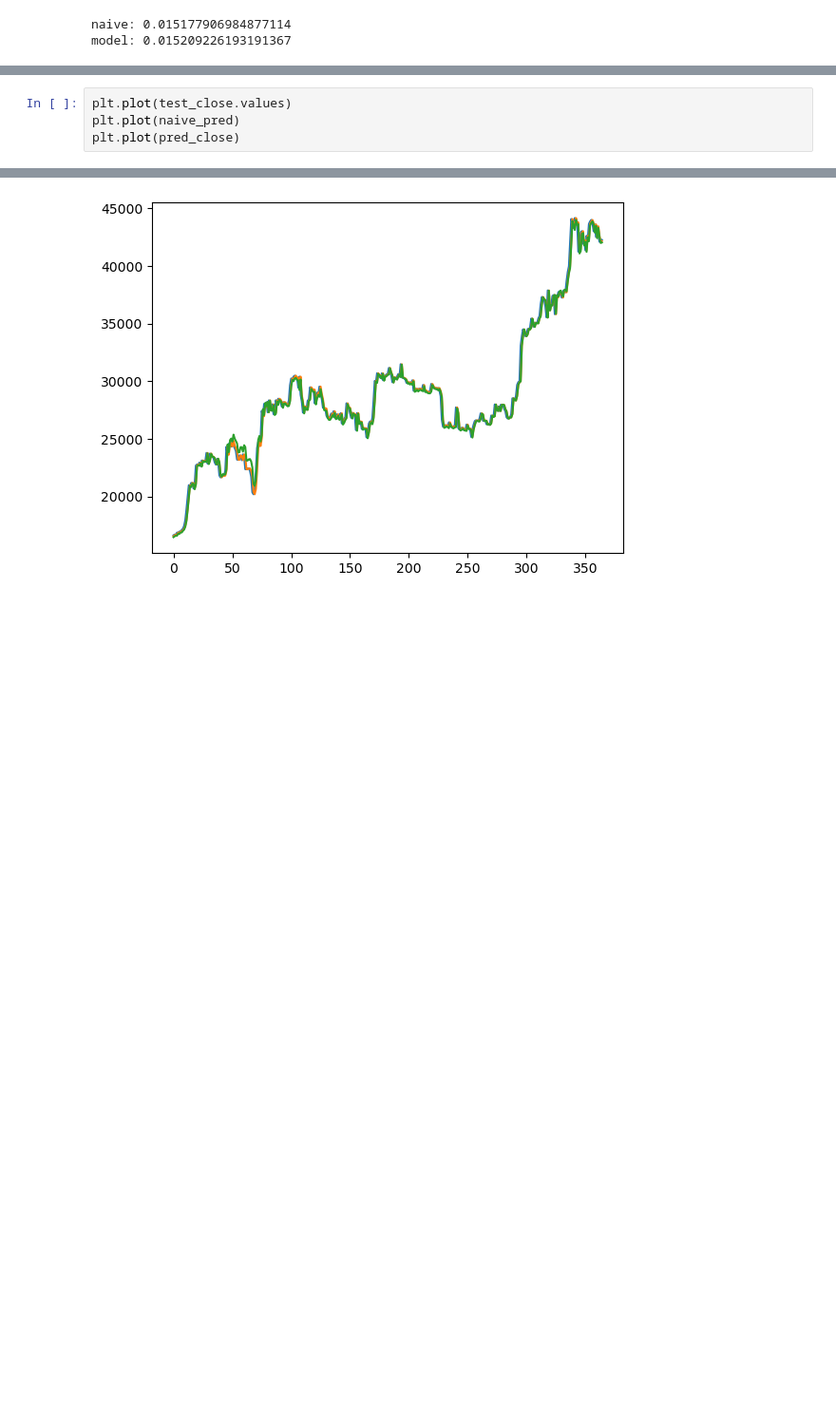
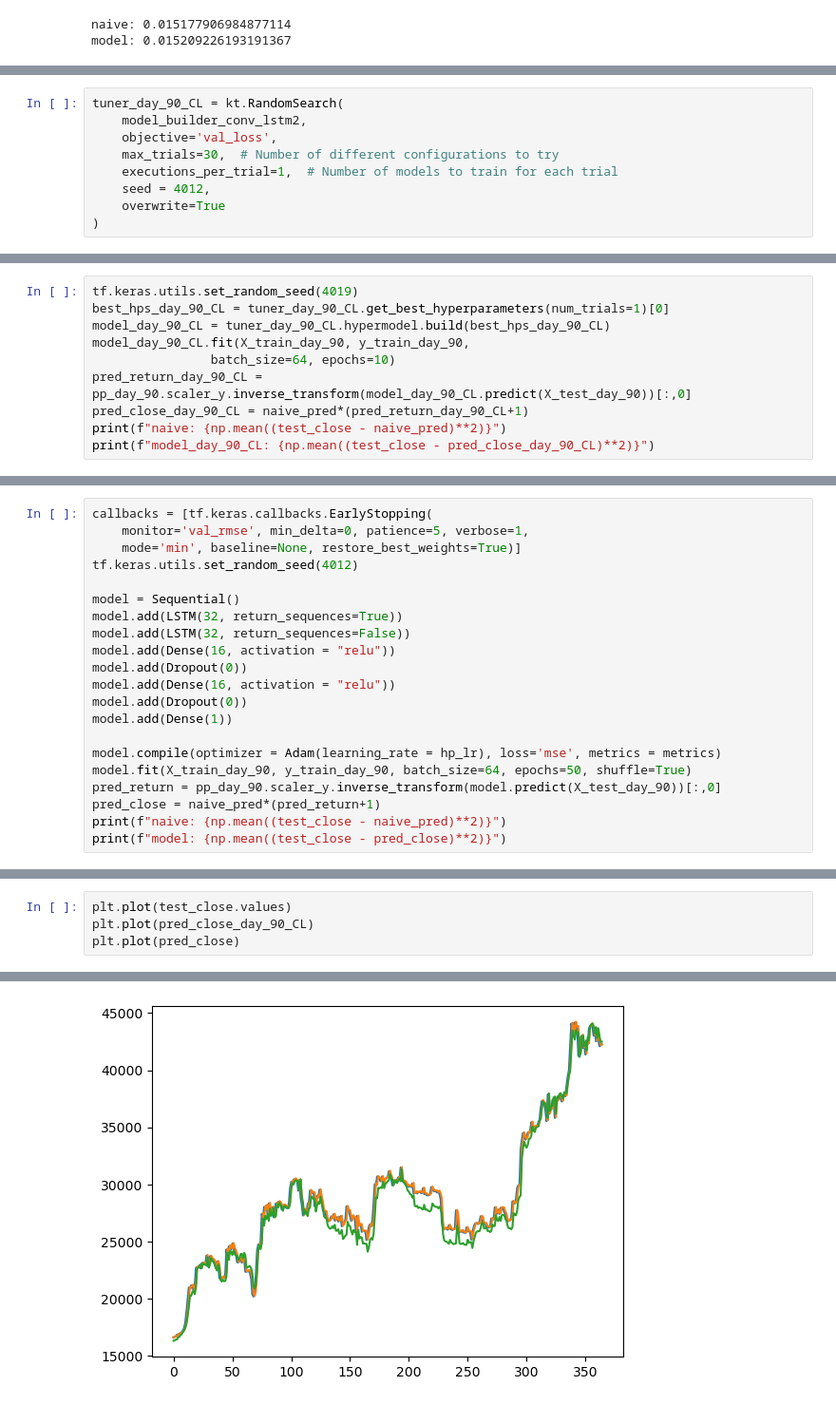
Before and after one commit to Daconic/STAT4012_Group2, a Jupyter notebook: Sunny/lstm.ipynb, the cells around one changed output, grey strips where cells are left out. Shown at 95% size. Cells and saved outputs as stored; diff of their text form; blank space fills up the shorter version.

```diff
--- a/Sunny/lstm.ipynb
+++ b/Sunny/lstm.ipynb
@@ -809,0 +756,9 @@ plt.plot(conv_out[10,:,1])
+# %%
+tuner_day_90_CL = kt.RandomSearch(
+    model_builder_conv_lstm2,
+    objective='val_loss',
+    max_trials=30,  # Number of different configurations to try
+    executions_per_trial=1,  # Number of models to train for each trial
+    seed = 4012,
+    overwrite=True
+)
@@ -809,0 +777,10 @@ plt.plot(conv_out[10,:,1])
+# %%
+tf.keras.utils.set_random_seed(4019)
+best_hps_day_90_CL = tuner_day_90_CL.get_best_hyperparameters(num_trials=1)[0]
+model_day_90_CL = tuner_day_90_CL.hypermodel.build(best_hps_day_90_CL)
+model_day_90_CL.fit(X_train_day_90, y_train_day_90,
+                batch_size=64, epochs=10)
+pred_return_day_90_CL = pp_day_90.scaler_y.inverse_transform(model_day_90_CL.predict(X_test_day_90))[:,0]
+pred_close_day_90_CL = naive_pred*(pred_return_day_90_CL+1)
+print(f"naive: {np.mean((test_close - naive_pred)**2)}")
+print(f"model_day_90_CL: {np.mean((test_close - pred_close_day_90_CL)**2)}")
@@ -900,0 +1071,21 @@ Model: "sequential_33"
+# %%
+callbacks = [tf.keras.callbacks.EarlyStopping(
+    monitor='val_rmse', min_delta=0, patience=5, verbose=1,
+    mode='min', baseline=None, restore_best_weights=True)]
+tf.keras.utils.set_random_seed(4012)
+
+model = Sequential()
+model.add(LSTM(32, return_sequences=True))
+model.add(LSTM(32, return_sequences=False))
+model.add(Dense(16, activation = "relu"))
+model.add(Dropout(0))
+model.add(Dense(16, activation = "relu"))
+model.add(Dropout(0))
+model.add(Dense(1))
+
+model.compile(optimizer = Adam(learning_rate = hp_lr), loss='mse', metrics = metrics)
+model.fit(X_train_day_90, y_train_day_90, batch_size=64, epochs=50, shuffle=True)
+pred_return = pp_day_90.scaler_y.inverse_transform(model.predict(X_test_day_90))[:,0]
+pred_close = naive_pred*(pred_return+1)
+print(f"naive: {np.mean((test_close - naive_pred)**2)}")
+print(f"model: {np.mean((test_close - pred_close)**2)}")
@@ -901,7 +1110,7 @@ Model: "sequential_33"
 # %%
 plt.plot(test_close.values)
-plt.plot(naive_pred)
+plt.plot(pred_close_day_90_CL)
 plt.plot(pred_close)
 # %% [output]
 [<matplotlib.lines.Line2D at 0x...>]
-[figure, old version]
+[figure, new version]
```
Also changed, not shown: parts of 78 cells of this notebook.
